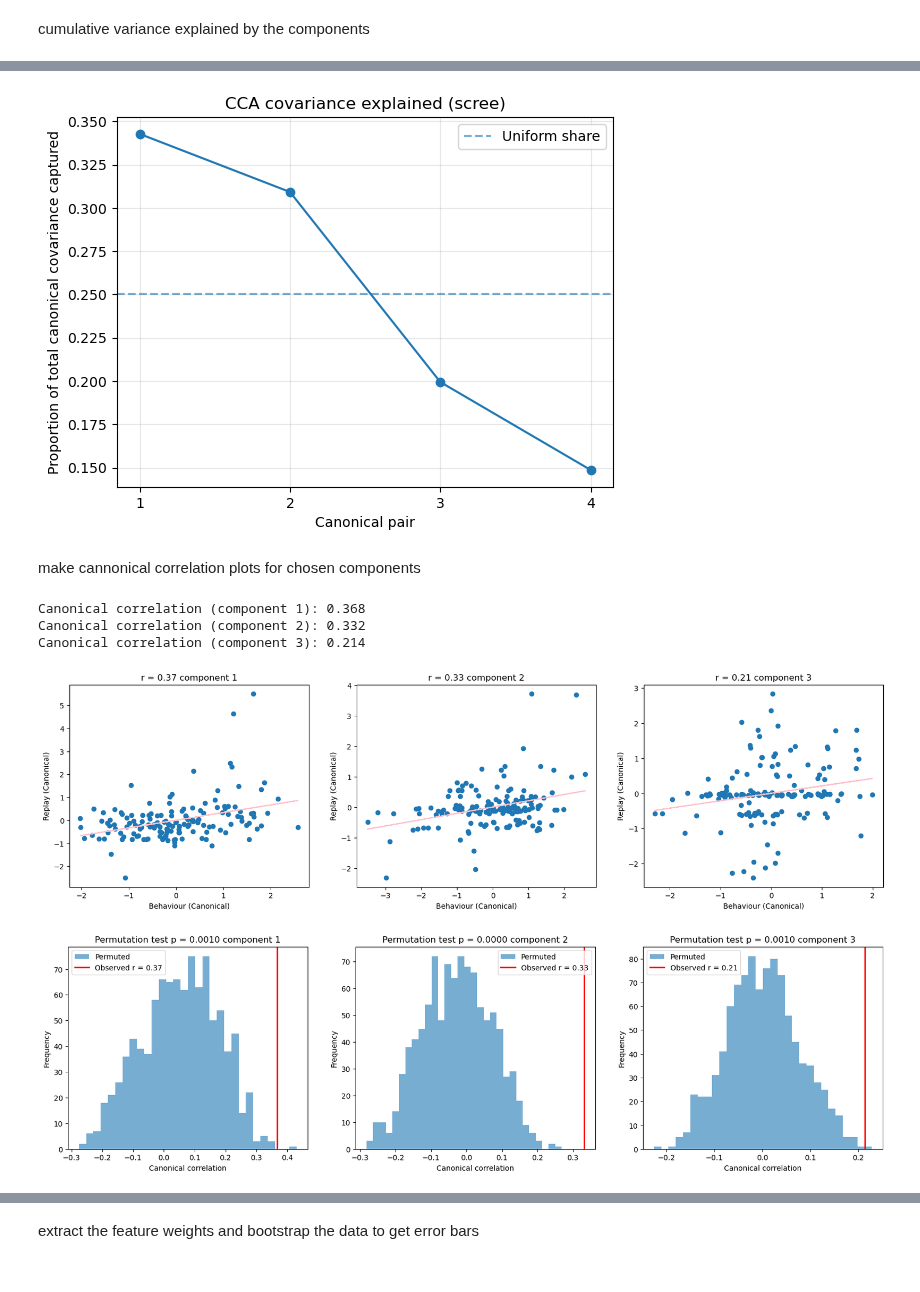
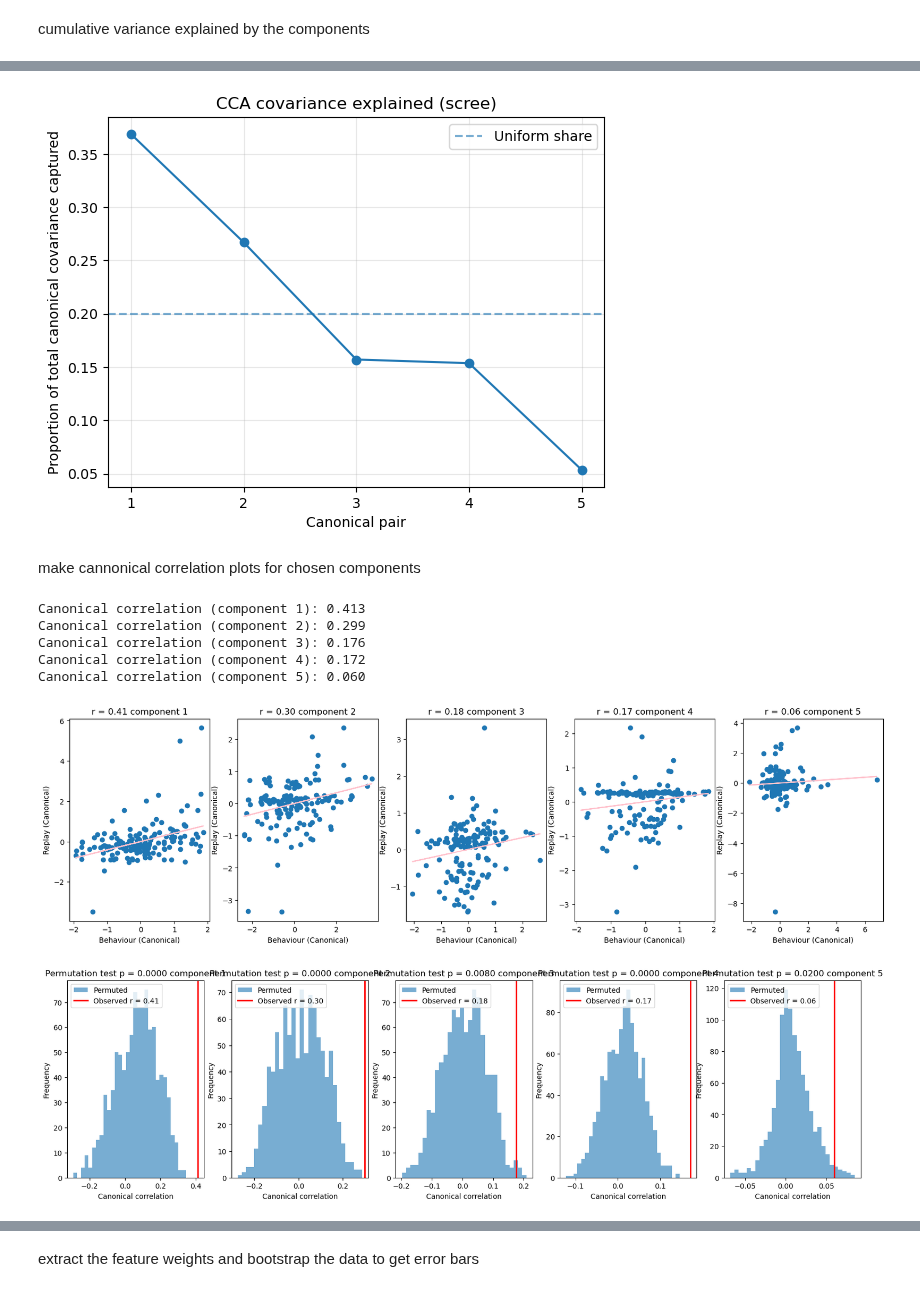
Before and after one commit to EmmettJT/sequences_analyse_PPSeq, a Jupyter notebook: revision_analysis/prioritisation_analysis/behaviour_sleep_link/3_bts_CCA.ipynb, the cells around one changed output, grey strips where cells are left out. Cells and saved outputs as stored; diff of their text form; code cells hidden in the pictures.

```diff
--- a/revision_analysis/prioritisation_analysis/behaviour_sleep_link/3_bts_CCA.ipynb
+++ b/revision_analysis/prioritisation_analysis/behaviour_sleep_link/3_bts_CCA.ipynb
@@ -242,7 +183,7 @@ behav_df[replay_df.seq_event_rate_per_minute > 1]
 # prepare dataframes
 deal with nans, drops columns, standardise etc.
 # %%
-predictor_matrix = behav_df.drop(columns = ['mouse_id','sequence_motif','mouse','mean_h_distance_from_av_mm_per_motif'])
+predictor_matrix = behav_df.drop(columns = ['mouse_id','sequence_motif','mouse','mean_h_distance_from_av_mm_per_motif','av_distance_to_next_reward_per_motif'])
 
 outcome_matrix = replay_df.drop(columns = ['animal_id','seq_id'])
 
@@ -302,5 +243,5 @@ ax.set_ylim(0,round(max(np.cumsum(mean_red)) * 1.2,2))
 # %%
-n_components = 4
+n_components = 5
 
 # --- usage with your variables ---
 props, covs, r = canonical_covariance_share(X_scaled, Y_scaled, n_components, unit_variance=True)
@@ -318,22 +259,24 @@ plt.legend()
 plt.grid(alpha=0.3)
 plt.show()
 # %% [output]
-[figure, old version]
+[figure, new version]
 # %% [markdown]
 make cannonical correlation plots for chosen components
 # %%
 ################# RUN CCA Analysis #################
 # CCA
-n_components= 3
+n_components= 5
 cca = CCA(n_components)
 X_c, Y_c = cca.fit_transform(X_scaled, Y_scaled)
 # Plot canonical variates
 plot_canonical_variates(X_c, Y_c,n_components)
 # %% [output]
-Canonical correlation (component 1): 0.368
-Canonical correlation (component 2): 0.332
-Canonical correlation (component 3): 0.214
+Canonical correlation (component 1): 0.413
+Canonical correlation (component 2): 0.299
+Canonical correlation (component 3): 0.176
+Canonical correlation (component 4): 0.172
+Canonical correlation (component 5): 0.060
-[figure, old version]
+[figure, new version]
 # %%
 
 n_perms = 1000
@@ -362,4 +305,4 @@ for i in range(n_components):
     ax[i].set_title(f"Permutation test p = {p_val:.4f} component {i+1}")
     ax[i].legend()
 # %% [output]
-[figure, old version]
+[figure, new version]
```
Also changed, not shown: parts of 10 cells of this notebook, 4 other files.
